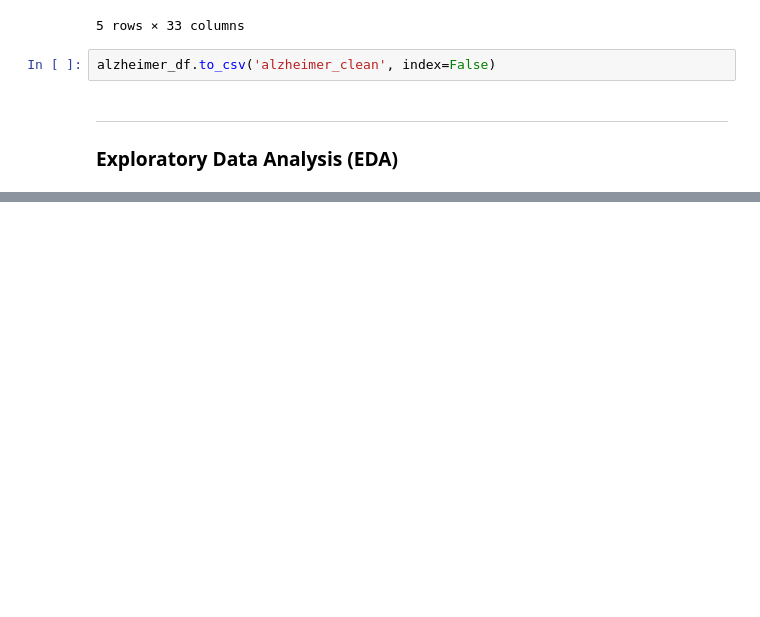
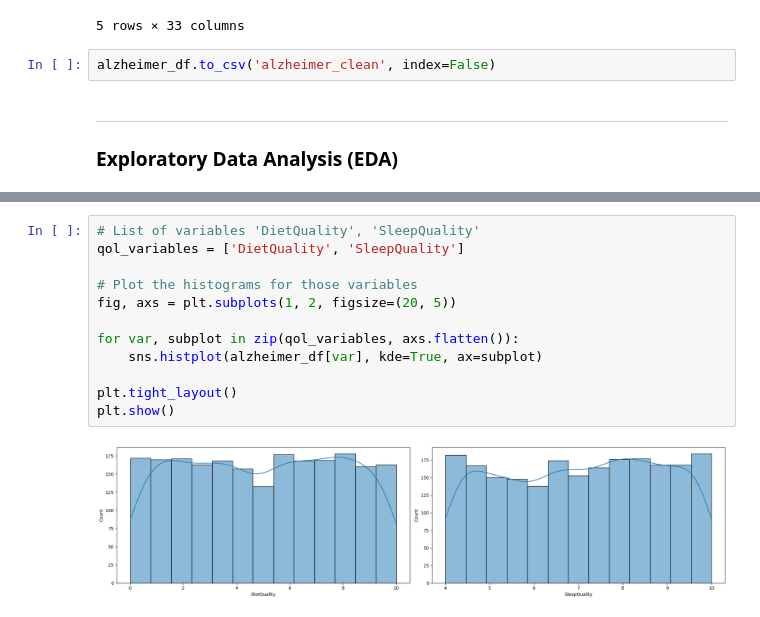
Before and after one commit to Project-4-Team-2/Project-4-Team-2, a Jupyter notebook: alzheimer_analysis_pre.ipynb, the cells around one changed output, grey strips where cells are left out. Cells and saved outputs as stored; diff of their text form; blank space fills up the shorter version.

```diff
--- a/alzheimer_analysis_pre.ipynb
+++ b/alzheimer_analysis_pre.ipynb
@@ -197,0 +214,14 @@ Name: count, dtype: int64
+# %%
+# List of variables 'DietQuality', 'SleepQuality'
+qol_variables = ['DietQuality', 'SleepQuality']
+
+# Plot the histograms for those variables
+fig, axs = plt.subplots(1, 2, figsize=(20, 5))
+
+for var, subplot in zip(qol_variables, axs.flatten()):
+    sns.histplot(alzheimer_df[var], kde=True, ax=subplot)
+
+plt.tight_layout()
+plt.show()
+# %% [output]
+[figure, added]
```
Also changed, not shown: parts of 5 cells of this notebook.
